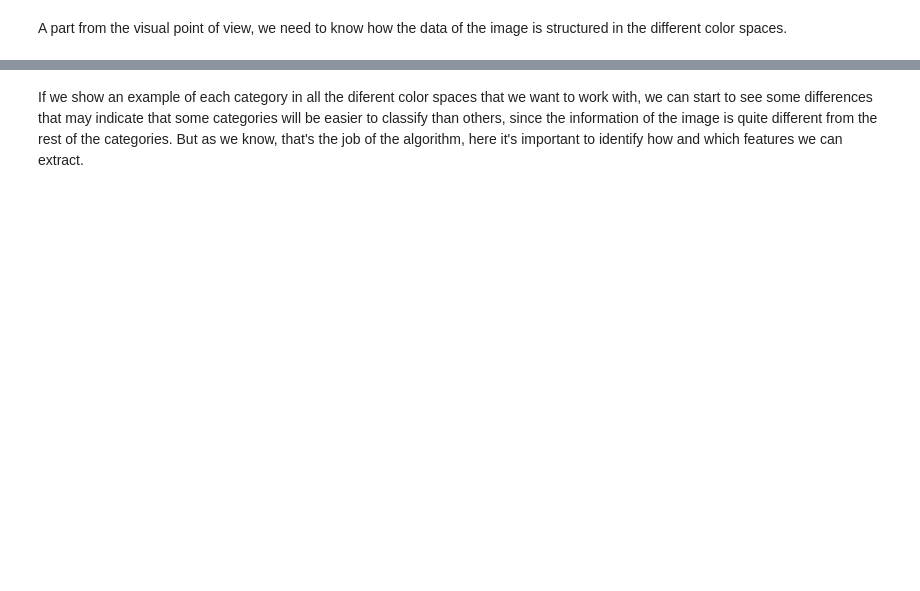
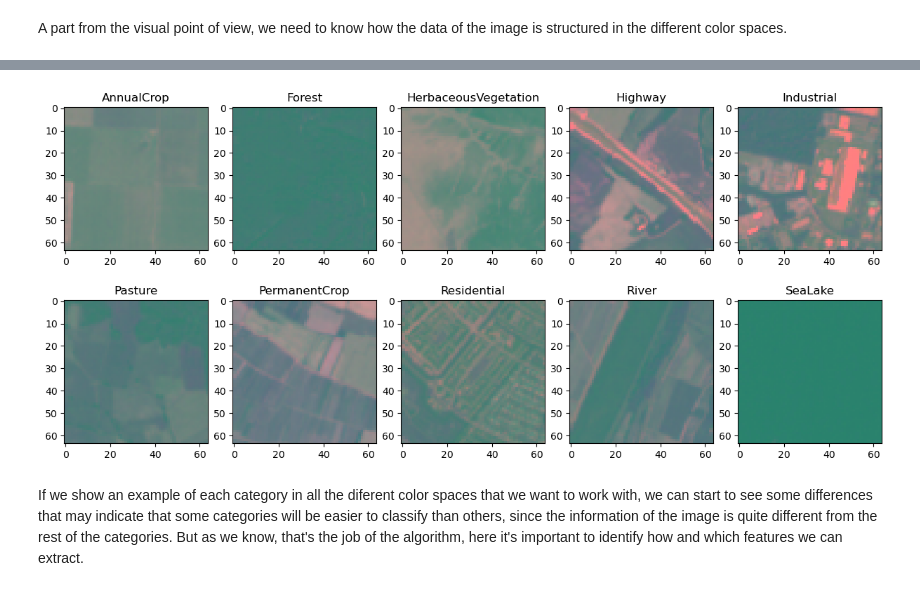
Before and after one commit to josep-audenis/eurosat-extracting-more-from-less, a Jupyter notebook: notebooks/1-exploratory-data-analysis.ipynb, the cells around one changed output, grey strips where cells are left out. Cells and saved outputs as stored; diff of their text form; code cells hidden in the pictures; blank space fills up the shorter version.

```diff
--- a/notebooks/1-exploratory-data-analysis.ipynb
+++ b/notebooks/1-exploratory-data-analysis.ipynb
@@ -68,11 +140,13 @@ plt.show()
 # %%
 _, axs = plt.subplots(2, 5, figsize=(12, 5.5), layout="constrained")
 axs = axs.flatten()
 for i, cat in enumerate(categories):
 	# axs[i].imshow((rgb2lab(images[i]) - rgb2lab(images[i]).min()) / (rgb2lab(images[i]).max() - rgb2lab(images[i]).min())) Normalized values for visualization (not accurate)
-	axs[i].imshow(rgb2lab(images[i]))
+	axs[i].imshow(cv2.cvtColor(images[i], cv2.COLOR_RGB2LAB))
 	axs[i].set_title(cat)
 plt.show()
+# %% [output]
+[figure, added]
 # %% [markdown]
 If we show an example of each category in all the diferent color spaces that we want to work with, we can start to see some differences that may indicate that some categories will be easier to classify than others, since the information of the image is quite different from the rest of the categories. But as we know, that's the job of the algorithm, here it's important to identify how and which features we can extract.
 # %%
```
Also changed, not shown: parts of 12 cells of this notebook, 4 other files.
